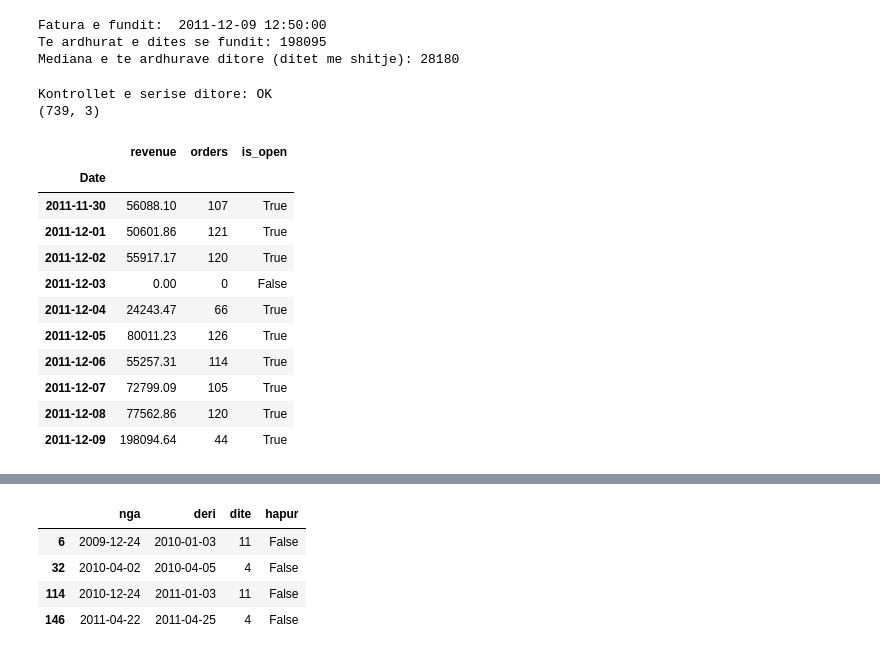
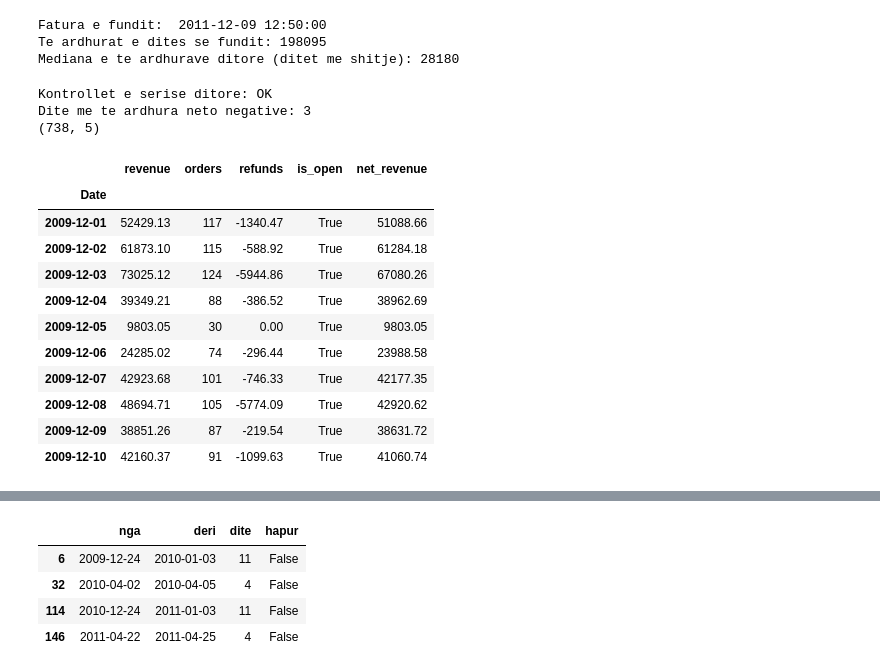
Before and after one commit to Dua-Gashi/online-retail-customer-analytics, a Jupyter notebook: notebooks/03_forecasting.ipynb, the cells around one changed output, grey strips where cells are left out. Saved outputs shown, nothing was run; the diff lists cells and outputs as text; code cells hidden in the pictures.

```diff
--- a/notebooks/03_forecasting.ipynb
+++ b/notebooks/03_forecasting.ipynb
@@ -40,25 +40,26 @@ Fatura e fundit:  2011-12-09 12:50:00
 Te ardhurat e dites se fundit: 198095
 Mediana e te ardhurave ditore (ditet me shitje): 28180
 # %%
-daily = build_daily_series(sales, drop_last_day=False)
+daily = build_daily_series(sales, returns, drop_last_day=True)
 validate_daily(daily)
 print(daily.shape)
-daily.tail(10)
+daily.head(10)
 # %% [output]
 Kontrollet e serise ditore: OK
-(739, 3)
+Dite me te ardhura neto negative: 3
+(738, 5)
-|  | revenue | orders | is_open |
-| Date |  |  |  |
-| 2011-11-30 | 56088.10 | 107 | True |
-| 2011-12-01 | 50601.86 | 121 | True |
-| 2011-12-02 | 55917.17 | 120 | True |
-| 2011-12-03 | 0.00 | 0 | False |
-| 2011-12-04 | 24243.47 | 66 | True |
-| 2011-12-05 | 80011.23 | 126 | True |
-| 2011-12-06 | 55257.31 | 114 | True |
-| 2011-12-07 | 72799.09 | 105 | True |
-| 2011-12-08 | 77562.86 | 120 | True |
-| 2011-12-09 | 198094.64 | 44 | True |
+|  | revenue | orders | refunds | is_open | net_revenue |
+| Date |  |  |  |  |  |
+| 2009-12-01 | 52429.13 | 117 | -1340.47 | True | 51088.66 |
+| 2009-12-02 | 61873.10 | 115 | -588.92 | True | 61284.18 |
+| 2009-12-03 | 73025.12 | 124 | -5944.86 | True | 67080.26 |
+| 2009-12-04 | 39349.21 | 88 | -386.52 | True | 38962.69 |
+| 2009-12-05 | 9803.05 | 30 | 0.00 | True | 9803.05 |
+| 2009-12-06 | 24285.02 | 74 | -296.44 | True | 23988.58 |
+| 2009-12-07 | 42923.68 | 101 | -746.33 | True | 42177.35 |
+| 2009-12-08 | 48694.71 | 105 | -5774.09 | True | 42920.62 |
+| 2009-12-09 | 38851.26 | 87 | -219.54 | True | 38631.72 |
+| 2009-12-10 | 42160.37 | 91 | -1099.63 | True | 41060.74 |
 # %%
 print(round(daily["revenue"].sum()), round(sales["Revenue"].sum()))
 # %% [output]
```
Also changed, not shown: parts of 8 cells of this notebook, 1 other file.
